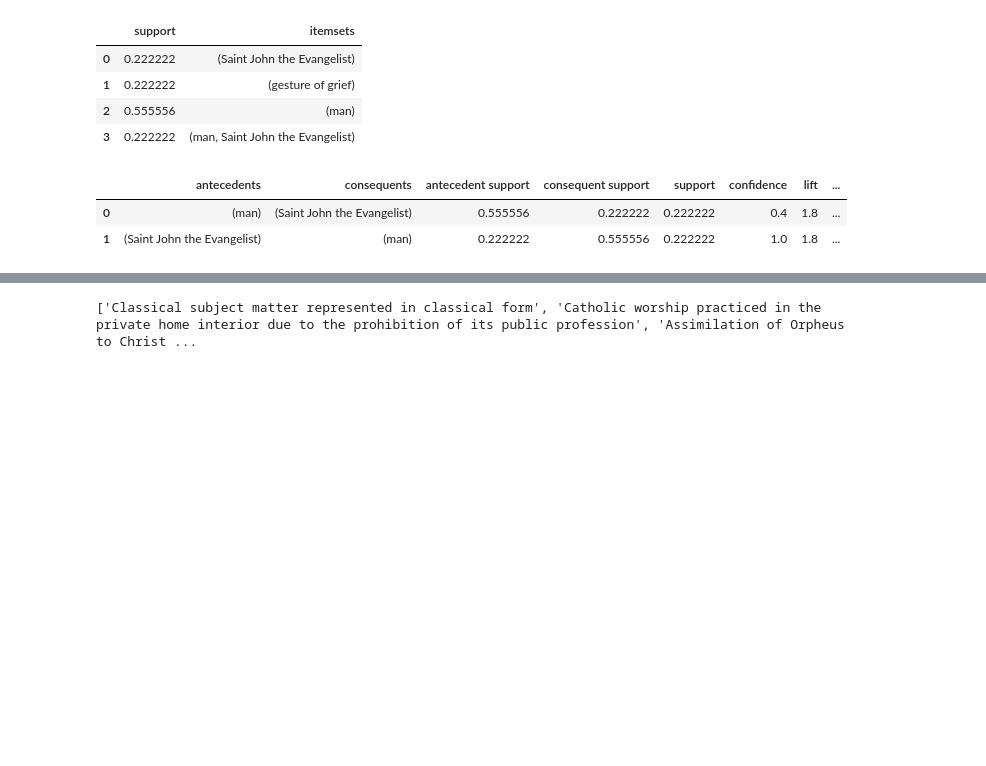
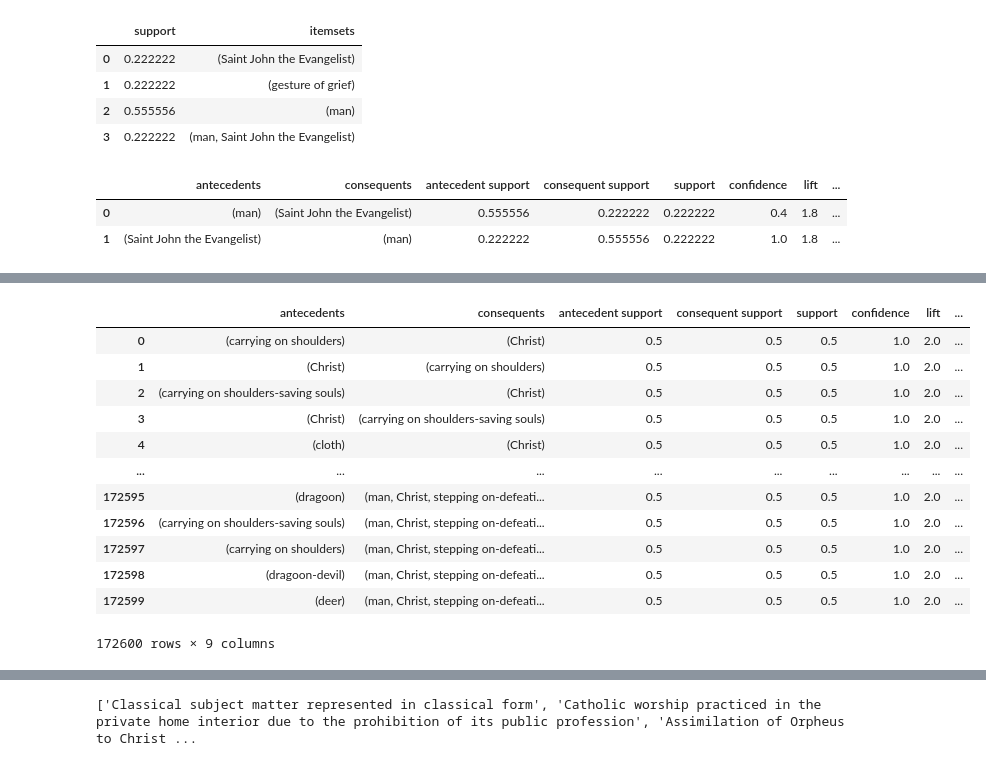
Before and after one commit to SofiBar/IconologyDataset, a Jupyter notebook: CQPanofskyDataset.ipynb, the cells around one changed output, grey strips where cells are left out. Cells and saved outputs as stored; diff of their text form; code cells hidden in the pictures; blank space fills up the shorter version.

```diff
--- a/CQPanofskyDataset.ipynb
+++ b/CQPanofskyDataset.ipynb
@@ -512,3 +512,6 @@ def list_of_cf(dictionary, cf_string, list_cf):
 
 
 classical_motifs_cf = list_of_cf(third_dict, 'Classical motifs recovery', list_cf)
+# %%
+medieval_art = list_of_cf(third_dict, 'Medieval Western art was unable to retain a classical prototype without destroying its original meaning', list_cf)
+cl_content_motifs = list_of_cf(third_dict, 'Representation of classical content with contemporary formal motifs', list_cf)
@@ -610,3 +616,13 @@ association_rules(frequent_itemsets, metric="confidence", min_threshold=0.1)
 |  | antecedents | consequents | antecedent support | consequent support | support | confidence | lift | ... |
 | 0 | (man) | (Saint John the Evangelist) | 0.555556 | 0.222222 | 0.222222 | 0.4 | 1.8 | ... |
 | 1 | (Saint John the Evangelist) | (man) | 0.222222 | 0.555556 | 0.222222 | 1.0 | 1.8 | ... |
+# %%
+# third list. medieval mind cf
+dataset = medieval_art
+
+te = TransactionEncoder()
+te_ary = te.fit(dataset).transform(dataset)
+df = pd.DataFrame(te_ary, columns=te.columns_)
+
+frequent_itemsets = apriori(df, min_support=0.5, use_colnames=True)
+frequent_itemsets
@@ -612,0 +643,16 @@ association_rules(frequent_itemsets, metric="confidence", min_threshold=0.1)
+# %%
+association_rules(frequent_itemsets, metric="confidence", min_threshold=1)
+# %% [output]
+|  | antecedents | consequents | antecedent support | consequent support | support | confidence | lift | ... |
+| 0 | (carrying on shoulders) | (Christ) | 0.5 | 0.5 | 0.5 | 1.0 | 2.0 | ... |
+| 1 | (Christ) | (carrying on shoulders) | 0.5 | 0.5 | 0.5 | 1.0 | 2.0 | ... |
+| 2 | (carrying on shoulders-saving souls) | (Christ) | 0.5 | 0.5 | 0.5 | 1.0 | 2.0 | ... |
+| 3 | (Christ) | (carrying on shoulders-saving souls) | 0.5 | 0.5 | 0.5 | 1.0 | 2.0 | ... |
+| 4 | (cloth) | (Christ) | 0.5 | 0.5 | 0.5 | 1.0 | 2.0 | ... |
+| ... | ... | ... | ... | ... | ... | ... | ... | ... |
+| 172595 | (dragoon) | (man, Christ, stepping on-defeati... | 0.5 | 0.5 | 0.5 | 1.0 | 2.0 | ... |
+| 172596 | (carrying on shoulders-saving souls) | (man, Christ, stepping on-defeati... | 0.5 | 0.5 | 0.5 | 1.0 | 2.0 | ... |
+| 172597 | (carrying on shoulders) | (man, Christ, stepping on-defeati... | 0.5 | 0.5 | 0.5 | 1.0 | 2.0 | ... |
+| 172598 | (dragoon-devil) | (man, Christ, stepping on-defeati... | 0.5 | 0.5 | 0.5 | 1.0 | 2.0 | ... |
+| 172599 | (deer) | (man, Christ, stepping on-defeati... | 0.5 | 0.5 | 0.5 | 1.0 | 2.0 | ... |
+172600 rows × 9 columns
```
Also changed, not shown: parts of 13 cells of this notebook, 1 other file.
